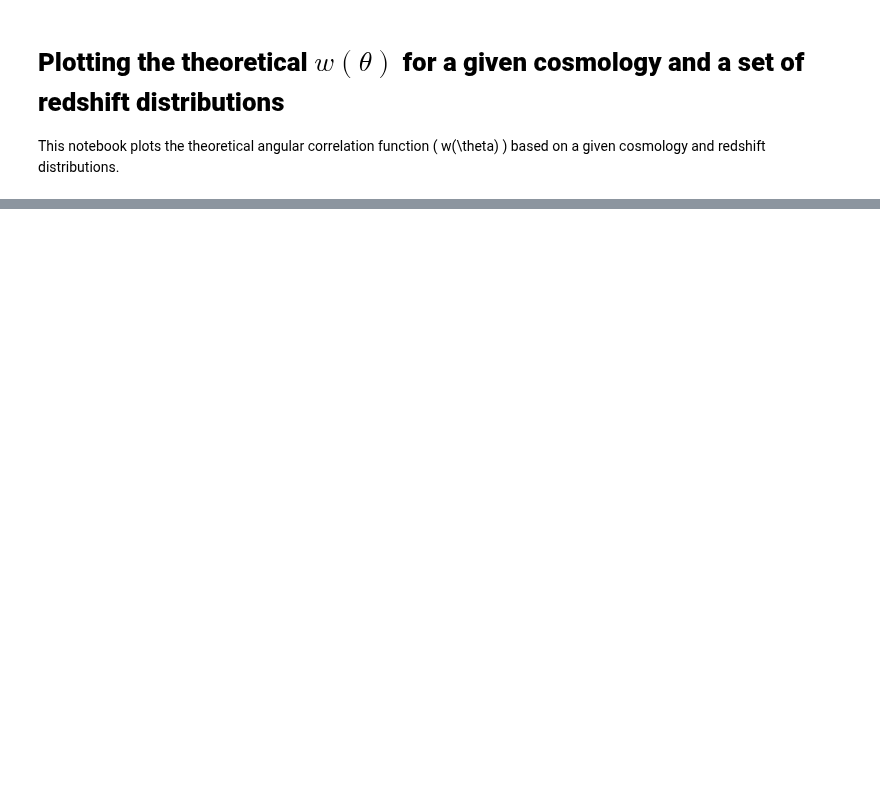
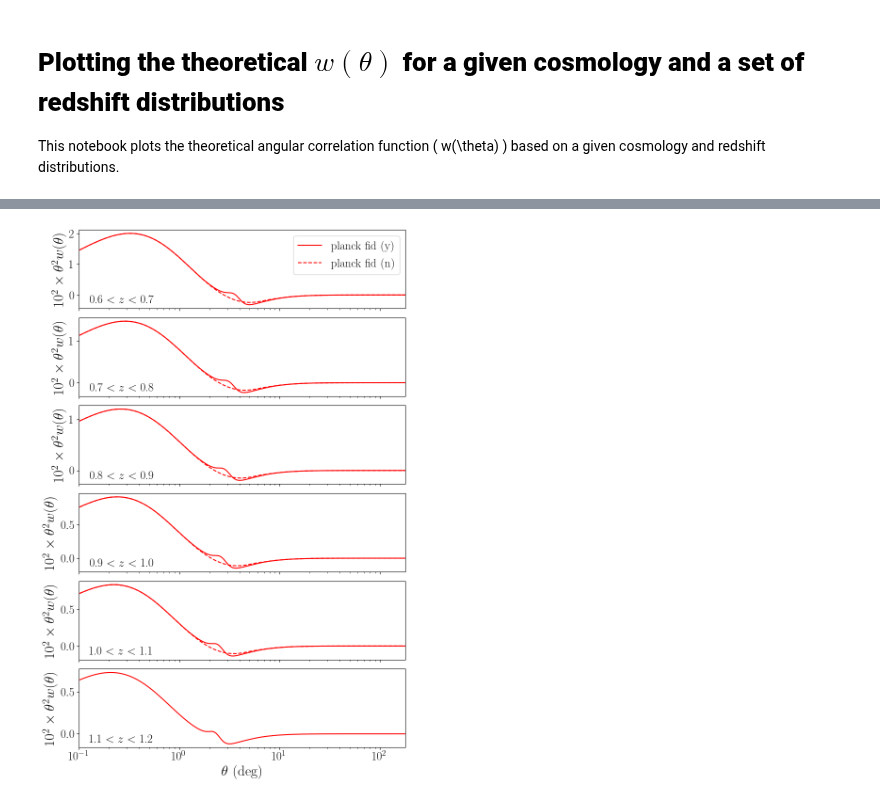
Before and after one commit to juanejo95/BAOfit_wtheta, a Jupyter notebook: plot_wtheta_template.ipynb, the cells around one changed output, grey strips where cells are left out. Drawn from its saved outputs; the diff is of its cells as text; code cells hidden in the pictures; blank space fills up the shorter version.

```diff
--- a/plot_wtheta_template.ipynb
+++ b/plot_wtheta_template.ipynb
@@ -111 +108,92 @@ plt.show()
+# %%
+import numpy as np
+import os
+import matplotlib.pyplot as plt
+plt.rcParams["text.usetex"] = True
+plt.rcParams["font.family"] = "serif"
+plt.rcParams["font.serif"] = "Times New Roman"
+from utils_template import TemplateInitializer
+from utils_data import RedshiftDistributions
+
+galaxy_bias = {bin_z: 1.5 for bin_z in range(10)}
+
+# cosmology_templates = ['mice', 'planck']
+# nz_flags = ['fid']
+
+# cosmology_templates = ['planck']
+# nz_flags = ['fid', 'clusteringz']
+
+cosmology_templates = ['planck']
+nz_flags = ['fid']
+
+colors = {
+    ('mice', 'fid'): 'blue',
+    ('mice', 'clusteringz'): 'green',
+    ('planck', 'fid'): 'red',
+    ('planck', 'clusteringz'): 'orange',
+    ('desifid', 'fid'): 'purple',
+}
+
+
+nbins = {'fid': 6, 'clusteringz': 4}
+linestyle = {'y': '-', 'n': '--'}
+
+nbins_max = max(nbins[nz_flag] for nz_flag in nz_flags)
+text_added = {bin_z: False for bin_z in range(nbins_max)}
+
+fig, axs = plt.subplots(nbins_max, 1, figsize=(8, 2 * nbins_max), sharex=True)
+
+for cosmology_template in cosmology_templates:
+    for nz_flag in nz_flags:
+        z_edges = RedshiftDistributions(nz_flag, verbose=False).z_edges
+        color = colors[(cosmology_template, nz_flag)]
+
+        wtheta = {}
+        wtheta_bb = {}
+        wtheta_bf = {}
+        wtheta_ff = {}
+
+        for bin_z in range(nbins[nz_flag]):
+            ax = axs[bin_z]
+
+            for include_wiggles in ['y', 'n']:
+
+                label = cosmology_template + ' ' + nz_flag + ' (' + include_wiggles + ')'
+
+                template_initializer = TemplateInitializer(
+                    include_wiggles='' if include_wiggles == 'y' else '_nowiggles',
+                    nz_flag=nz_flag,
+                    cosmology_template=cosmology_template,
+                    verbose=False,
+                )
+                wtheta_dict = template_initializer.load_wtheta(bin_z)
+
+                theta = wtheta_dict['wtheta_bb'][:, 0]
+                wtheta_bb[bin_z] = wtheta_dict['wtheta_bb'][:, 1]
+                wtheta_bf[bin_z] = wtheta_dict['wtheta_bf'][:, 1]
+                wtheta_ff[bin_z] = wtheta_dict['wtheta_ff'][:, 1]
+
+                wtheta[bin_z] = galaxy_bias[bin_z] ** 2 * wtheta_bb[bin_z] + galaxy_bias[bin_z] * wtheta_bf[bin_z] + wtheta_ff[bin_z]
+
+                ax.semilogx(theta * 180 / np.pi, 100 * (theta * 180 / np.pi) * wtheta[bin_z], label=label, color=color, linestyle=linestyle[include_wiggles])
+
+            z_edge = z_edges[bin_z]
+            if bin_z == nbins_max - 1:
+                ax.set_xlabel(r'$\theta$ (deg)', fontsize=22)
+            ax.set_ylabel(r'$10^2 \times \theta^2 w(\theta)$', fontsize=22)
+            ax.set_xlim([10**-1, 180])
+            ax.tick_params(axis='x', labelsize=18)
+            ax.tick_params(axis='y', labelsize=18)
+
+            if nbins[nz_flag] == nbins_max and not text_added[bin_z]:
+                ax.text(0.13, 0.1, f'{z_edge[0]} $< z <$ {z_edge[1]}', ha='center', va='center', transform=ax.transAxes, fontsize=18)
+                text_added[bin_z] = True
+
+        # if cosmology_template == cosmology_templates[0]:  # Add legend only to the first cosmology template
+        axs[0].legend(loc='upper right', fontsize=18, ncol=len(cosmology_templates) * len(nz_flags))
+
+plt.tight_layout()
+plt.show()
+# %% [output]
+[figure, added]
 # %%
```
Also changed, not shown: parts of 3 cells of this notebook, 7 other files.
